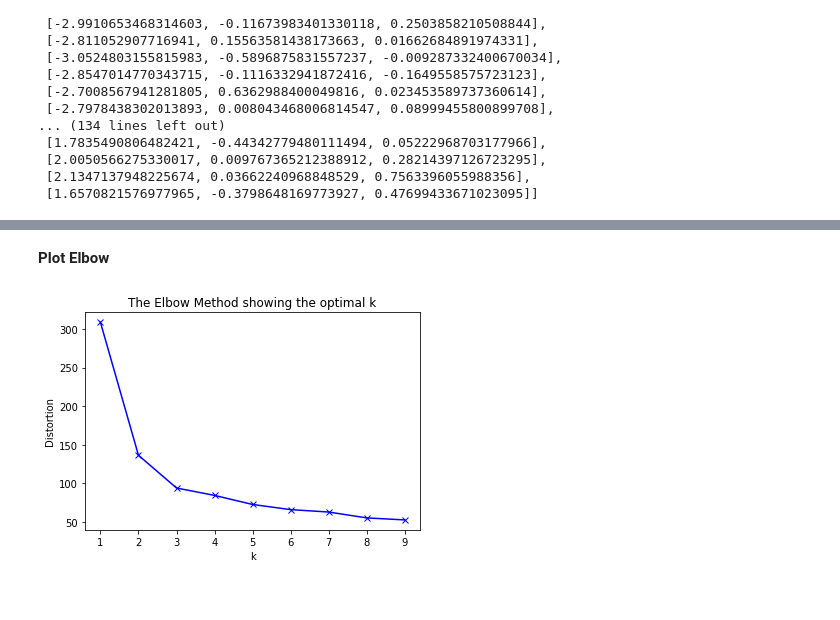
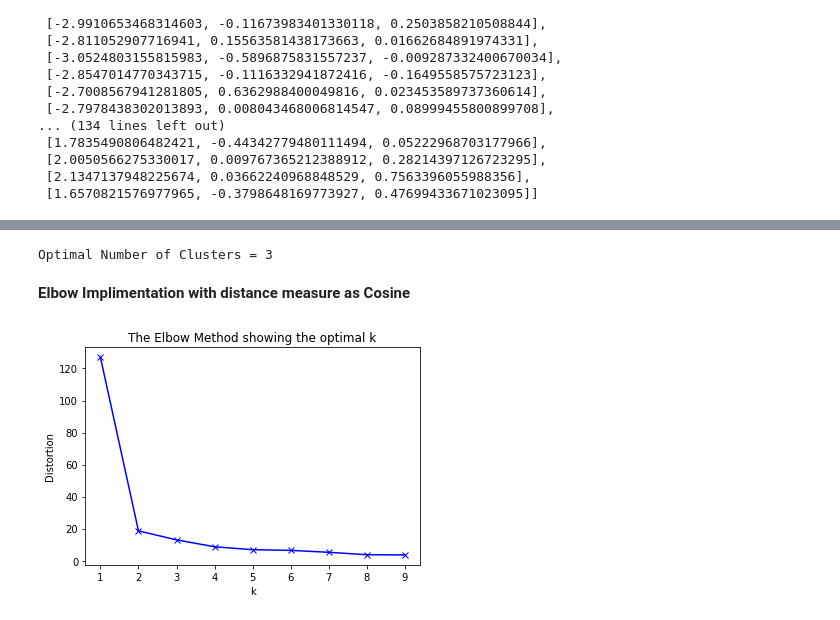
Before and after one commit to shobhitagrawal24/MasterThesis, a Jupyter notebook: Analysis/Iris/Elbow Method/Elbow Method.ipynb, the cells around one changed output, grey strips where cells are left out. Drawn from its saved outputs; the diff is of its cells as text; code cells hidden in the pictures.

Commit message:
Elbow on iris dataset

```diff
--- a/Analysis/Iris/Elbow Method/Elbow Method.ipynb
+++ b/Analysis/Iris/Elbow Method/Elbow Method.ipynb
@@ -87 +89,14 @@ sample
+# %%
+distortion_euclidean=[]
+slope=[]
+K = range(1,10)
+for k in K :
+    kmeansModel = KMeans(n_clusters=k)
+    kmeansModel.fit_predict(sample)
+    #Calculate pairwise distance between centers and each sample and then finding minnimum of that
+    distortion_euclidean.append(sum(np.min(cdist(sample,kmeansModel.cluster_centers_,'euclidean'),axis=1)))
+    #Calculate slope of each line
+    if k>1:
+        s= (distortion_euclidean[-1]-distortion_euclidean[-2])
+        slope.append([k,s])
 # %% [markdown]
@@ -89,17 +123,31 @@ sample
+# %%
+#chose the value after which there is a reduction in gain(rather loss)
+for a in range(0,7):
+    change_slope=(slope[a])[-1] - (slope[a+1])[-1]
+    if change_slope > 0:
+        print('Optimal Number of Clusters = '+str((slope[a][0])-1))
+# %% [output]
+Optimal Number of Clusters = 3
+# %% [markdown]
+**Elbow Implimentation with distance measure as Cosine**
 # %%
-distortion=[]
+distortion_euclidean=[]
+slope=[]
 K = range(1,10)
 for k in K :
     kmeansModel = KMeans(n_clusters=k)
-    kmeansModel.fit(sample)
-    distortion.append(sum(np.min(cdist(sample,kmeansModel.cluster_centers_,'euclidean'),axis=1)))
+    kmeansModel.fit_predict(sample)
+    #Calculate pairwise distance between centers and each sample and then finding minnimum of that
+    distortion_euclidean.append(sum(np.min(cdist(sample,kmeansModel.cluster_centers_,'cosine'),axis=1)))
+    #Calculate slope of each line
+    if k>1:
+        s= (distortion_euclidean[-1]-distortion_euclidean[-2])
+        slope.append([k,s])
-# %% [markdown]
-**Plot Elbow**
 # %%
-plt.plot(K,distortion,'bx-')
+plt.plot(K,distortion_euclidean,'bx-')
 plt.xlabel('k')
 plt.ylabel('Distortion')
 plt.title('The Elbow Method showing the optimal k')
 plt.show()
 # %% [output]
-[figure, old version]
+[figure, new version]
```
Also changed, not shown: parts of 11 cells of this notebook, 2 other files.
